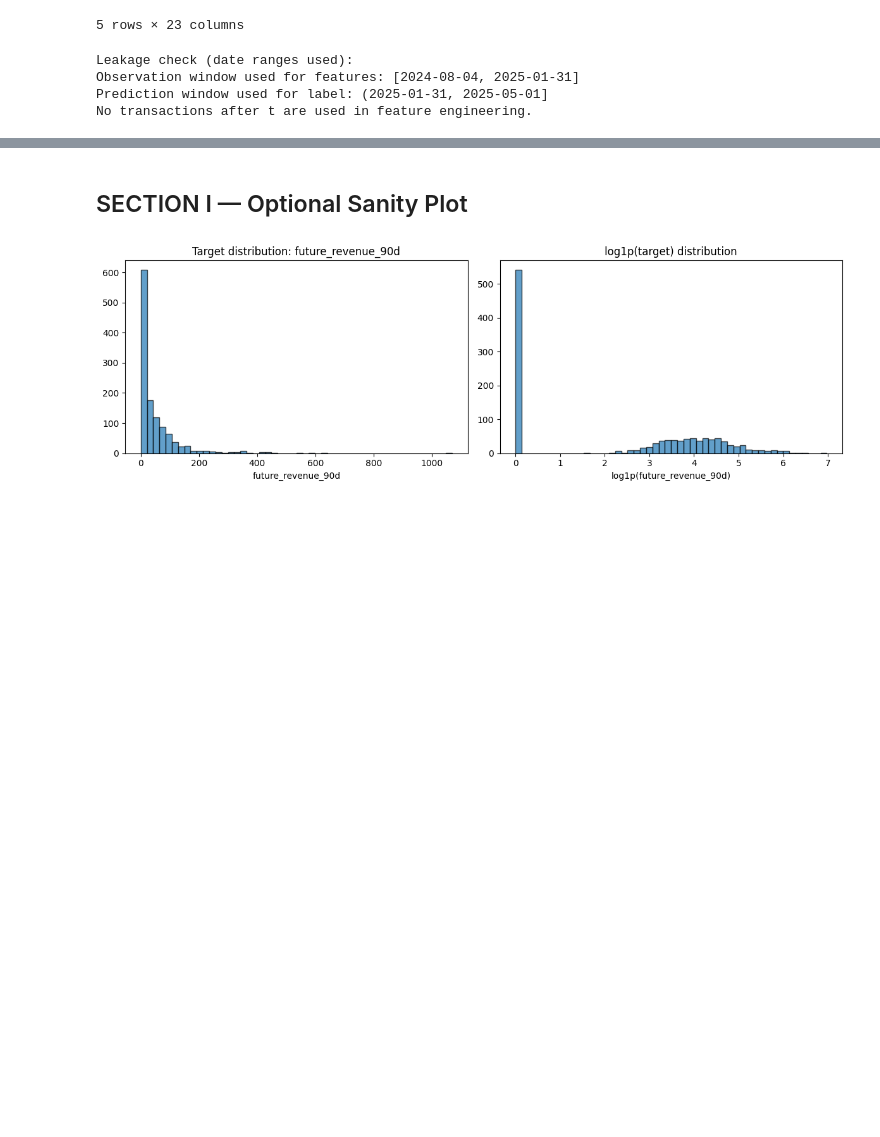
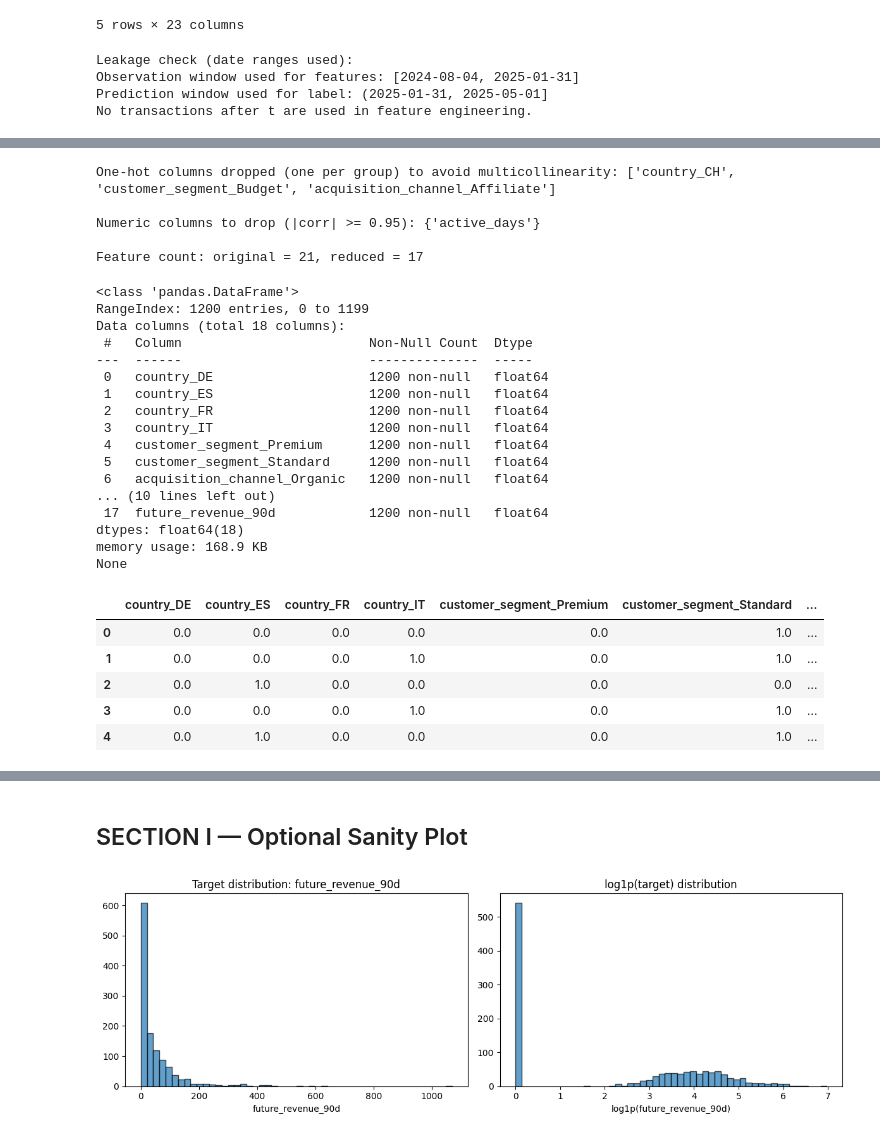
Before and after one commit to AInvone/xu-mds6-async-material, a Jupyter notebook: notebooks/01_async_session.ipynb, the cells around one changed output, grey strips where cells are left out. Drawn from its saved outputs; the diff is of its cells as text; code cells hidden in the pictures; blank space fills up the shorter version.

```diff
--- a/notebooks/01_async_session.ipynb
+++ b/notebooks/01_async_session.ipynb
@@ -603,0 +742,74 @@ No transactions after t are used in feature engineering.
+# %%
+# ---------------------------------------------------------------------------
+# Redundancy: one-hot "drop first" and optional removal of highly correlated numerics
+# ---------------------------------------------------------------------------
+
+# (1) One-hot encoding created one column per level; for linear models we often
+#     drop one level per categorical to avoid perfect multicollinearity.
+#     Here we define which columns to drop (one per categorical group).
+CATEGORICAL_GROUPS = {
+    "country": [c for c in FEATURE_COLS if c.startswith("country_")],
+    "customer_segment": [c for c in FEATURE_COLS if c.startswith("customer_segment_")],
+    "acquisition_channel": [c for c in FEATURE_COLS if c.startswith("acquisition_channel_")],
+}
+
+# Drop the first alphabetically (e.g. country_CH, customer_segment_Budget, acquisition_channel_Affiliate)
+COLS_TO_DROP_ONEHOT = [cols[0] for cols in CATEGORICAL_GROUPS.values()]
+print("One-hot columns dropped (one per group) to avoid multicollinearity:", COLS_TO_DROP_ONEHOT)
+
+# (2) Optionally drop one of each highly correlated numeric pair (keep first, drop second)
+def get_columns_to_drop_high_corr(corr_matrix, threshold=0.95):
+    """Return a set of column names to drop so that no pair has |corr| >= threshold."""
+    to_drop = set()
+    for i in range(len(corr_matrix.columns)):
+        for j in range(i + 1, len(corr_matrix.columns)):
+            if abs(corr_matrix.iloc[i, j]) >= threshold:
+                # Drop the second column (j)
+                to_drop.add(corr_matrix.columns[j])
+    return to_drop
+
+
+HIGH_CORR_DROP_THRESHOLD = 0.95
+cols_drop_high_corr = get_columns_to_drop_high_corr(corr_matrix, HIGH_CORR_DROP_THRESHOLD)
+print(f"\nNumeric columns to drop (|corr| >= {HIGH_CORR_DROP_THRESHOLD}):", cols_drop_high_corr or "None")
+
+# Build the reduced feature list (optional: apply both one-hot drop and high-corr drop)
+FEATURE_COLS_REDUCED = [
+    c for c in FEATURE_COLS
+    if c not in COLS_TO_DROP_ONEHOT and c not in cols_drop_high_corr
+]
+print(f"\nFeature count: original = {len(FEATURE_COLS)}, reduced = {len(FEATURE_COLS_REDUCED)}")
+# %% [output]
+One-hot columns dropped (one per group) to avoid multicollinearity: ['country_CH', 'customer_segment_Budget', 'acquisition_channel_Affiliate']
+
+Numeric columns to drop (|corr| >= 0.95): {'active_days'}
+
+Feature count: original = 21, reduced = 17
+# %%
+data_final = final_dataset[FEATURE_COLS_REDUCED+[TARGET_COL]]
+print(data_final.info())
+data_final.head()
+# %% [output]
+<class 'pandas.DataFrame'>
+RangeIndex: 1200 entries, 0 to 1199
+Data columns (total 18 columns):
+ #   Column                        Non-Null Count  Dtype
+---  ------                        --------------  -----
+ 0   country_DE                    1200 non-null   float64
+ 1   country_ES                    1200 non-null   float64
+ 2   country_FR                    1200 non-null   float64
+ 3   country_IT                    1200 non-null   float64
+ 4   customer_segment_Premium      1200 non-null   float64
+ 5   customer_segment_Standard     1200 non-null   float64
+ 6   acquisition_channel_Organic   1200 non-null   float64
+... (10 lines left out)
+ 17  future_revenue_90d            1200 non-null   float64
+dtypes: float64(18)
+memory usage: 168.9 KB
+None
+|  | country_DE | country_ES | country_FR | country_IT | customer_segment_Premium | customer_segment_Standard | ... |
+| 0 | 0.0 | 0.0 | 0.0 | 0.0 | 0.0 | 1.0 | ... |
+| 1 | 0.0 | 0.0 | 0.0 | 1.0 | 0.0 | 1.0 | ... |
+| 2 | 0.0 | 1.0 | 0.0 | 0.0 | 0.0 | 0.0 | ... |
+| 3 | 0.0 | 0.0 | 0.0 | 1.0 | 0.0 | 1.0 | ... |
+| 4 | 0.0 | 1.0 | 0.0 | 0.0 | 0.0 | 1.0 | ... |
```
Also changed, not shown: parts of 12 cells of this notebook, 3 other files.
